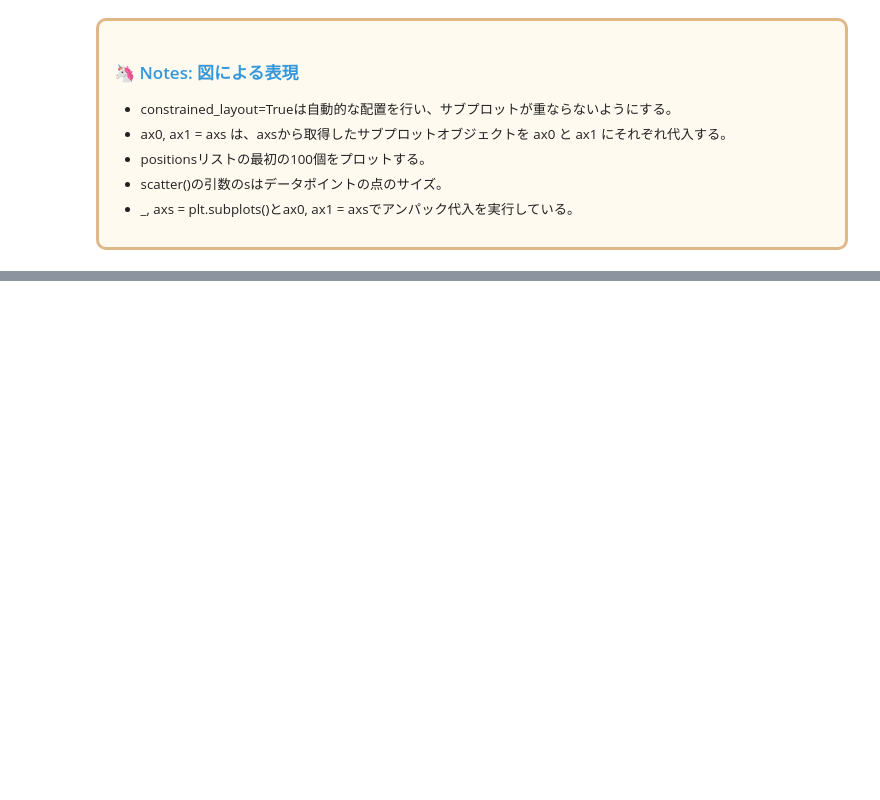
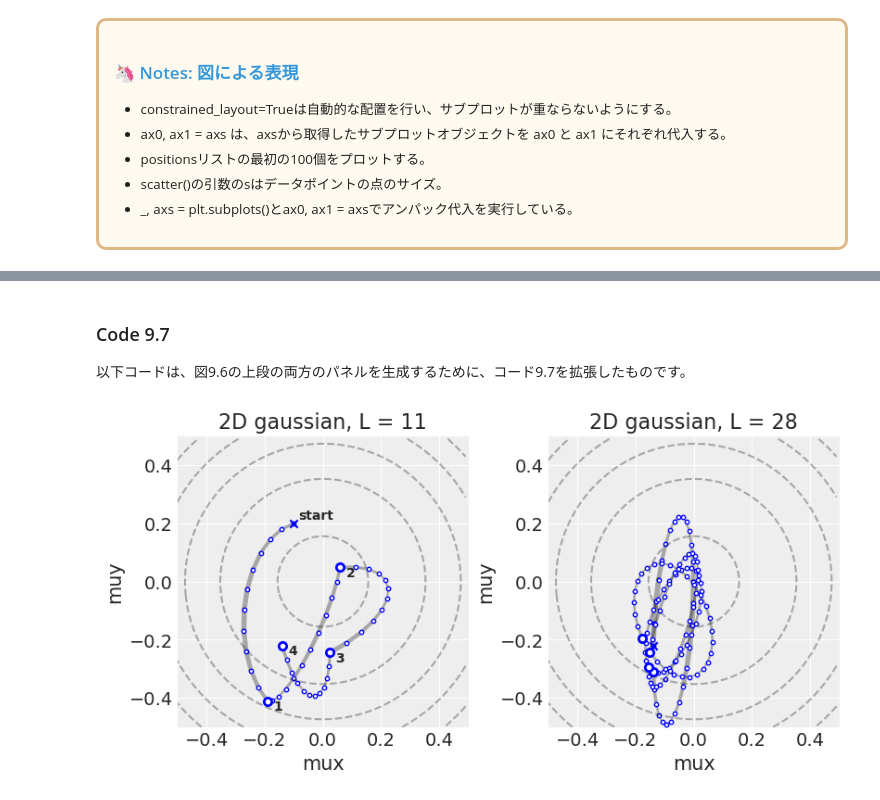
Before and after one commit to styuk/Bayes-Python, a Jupyter notebook: chapter9/chapter9.ipynb, the cells around one changed output, grey strips where cells are left out. Cells and saved outputs as stored; diff of their text form; code cells hidden in the pictures; blank space fills up the shorter version.

```diff
--- a/chapter9/chapter9.ipynb
+++ b/chapter9/chapter9.ipynb
@@ -143,0 +210,55 @@ def calc_U_gradient(x, y, q, a=0, b=1, k=0, d=1):
+# %% [markdown]
+### Code 9.7
+
+以下コードは、図9.6の上段の両方のパネルを生成するために、コード9.7を拡張したものです。
+# %%
+np.random.seed(42)
+
+# テストデータ
+real = stats.multivariate_normal([0, 0], np.identity(2))
+x, y = real.rvs(50).T
+
+Q = {}
+Q["q"] = np.array([-0.1, 0.2])
+pr = 0.5
+step = 0.03
+# L = 11 # Uターン用には0.03 / 28、動作する例では11
+n_samples = 4
+
+_, axs = plt.subplots(1, 2, figsize=[8, 6], constrained_layout=True)
+
+for L, ax in zip([11, 28], axs):
+    ax.scatter(*Q["q"], color="b", marker="x", zorder=3)
+    if L == 11:
+        ax.text(*Q["q"] + 0.015, "start", weight="bold")
+    for i in range(n_samples):
+        Q = HMC2(calc_U, calc_U_gradient, step, L, Q["q"], x, y)
+        ax.scatter(*Q["q"], color="w", marker="o", edgecolor="b", lw=2, zorder=3)
+        if n_samples < 10:
+            for j in range(L):
+                KO = np.sum(Q["ptraj"][j, :] **2) /2 # 運動エネルギー
+                ax.plot(
+                    Q["traj"][j : j + 2, 0],
+                    Q["traj"][j : j + 2, 1],
+                    color="k",
+                    lw=1 + 1 *KO,
+                    alpha=0.3,
+                    zorder=1,
+                )
+            ax.scatter(*Q["traj"].T, facecolor="w", edgecolor="b", lw=1, zorder=2, s=10)
+            if L ==11:
+                ax.text(*Q["q"] + [0.02, -0.03], f"{i+1}", weight="bold")
+
+    ax.set_title(f"2D gaussian, L = {L}")
+    ax.set_xlabel("mux")
+    ax.set_ylabel("muy")
+
+    #上記で定義された実際の確率に基づいて背景の輪郭線を描画
+    ax.set_xlim(-pr, pr)
+    ax.set_ylim(-pr, pr)
+    xs, ys = np.mgrid[-pr:pr:0.01, -pr:pr:0.01]
+    p = real.logpdf(np.vstack([xs.flat, ys.flat]).T).reshape(xs.shape)
+    ax.contour(xs, ys, p, 4, colors=[(0,0,0,0.3)])
+    ax.set_aspect(1);
+# %% [output]
+[figure, added]
```
Also changed, not shown: parts of 9 cells of this notebook.
